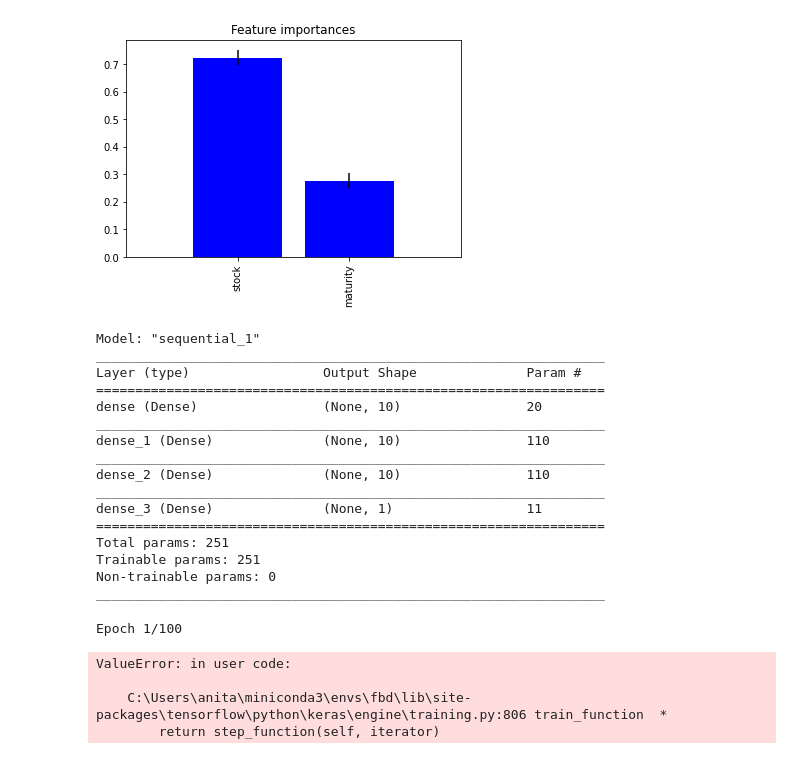
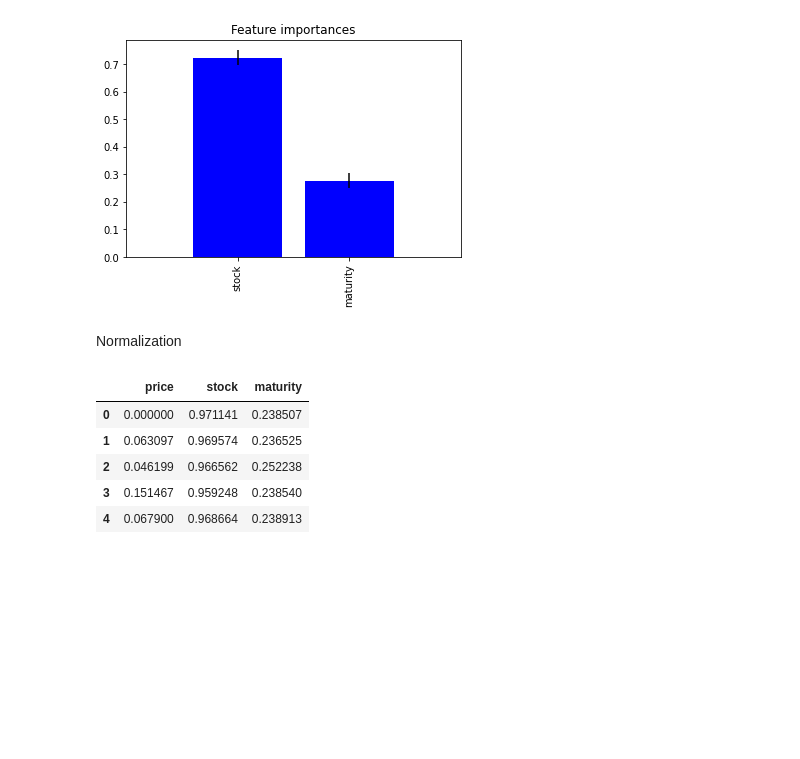
Before and after one commit to anitamezzetti/Heston_option_pricing, a Jupyter notebook: ml models.ipynb, the cells around one changed output. Cells and saved outputs as stored; diff of their text form; code cells hidden in the pictures; blank space fills up the shorter version.

```diff
--- a/ml models.ipynb
+++ b/ml models.ipynb
@@ -199,36 +178,17 @@ model.add(Dense(1, activation=None, kernel_initializer=init))
-# %%
-from keras.optimizers import SGD
-
-opt = SGD(lr=0.01, momentum=0.9)
-model.compile(loss='mse', optimizer=opt, metrics=['mse'])
-
-model.summary()
-# %% [output]
-Model: "sequential_1"
-_________________________________________________________________
-Layer (type)                 Output Shape              Param #
-=================================================================
-dense (Dense)                (None, 10)                20
-_________________________________________________________________
-dense_1 (Dense)              (None, 10)                110
-_________________________________________________________________
-dense_2 (Dense)              (None, 10)                110
-_________________________________________________________________
-dense_3 (Dense)              (None, 1)                 11
-=================================================================
-Total params: 251
-Trainable params: 251
-Non-trainable params: 0
-_________________________________________________________________
-# %%
-## params
-epochs = 100
-batch_size = 32 #X_train.size
-
-history = model.fit(x_train, y_train, epochs=epochs, batch_size=batch_size, verbose=1)
-# %% [output]
-Epoch 1/100
-ValueError: in user code:
-
-    C:\Users\anita\miniconda3\envs\fbd\lib\site-packages\tensorflow\python\keras\engine\training.py:806 train_function  *
-        return step_function(self, iterator)
+# %% [markdown]
+Normalization
+# %%
+from sklearn import preprocessing
+
+scaler = preprocessing.Normalizer()
+scaled_df = scaler.fit_transform(df)
+data = pd.DataFrame(scaled_df, columns=df.columns)
+
+data.head()
+# %% [output]
+|  | price | stock | maturity |
+| 0 | 0.000000 | 0.971141 | 0.238507 |
+| 1 | 0.063097 | 0.969574 | 0.236525 |
+| 2 | 0.046199 | 0.966562 | 0.252238 |
+| 3 | 0.151467 | 0.959248 | 0.238540 |
+| 4 | 0.067900 | 0.968664 | 0.238913 |
```
Also changed, not shown: parts of 12 cells of this notebook.
